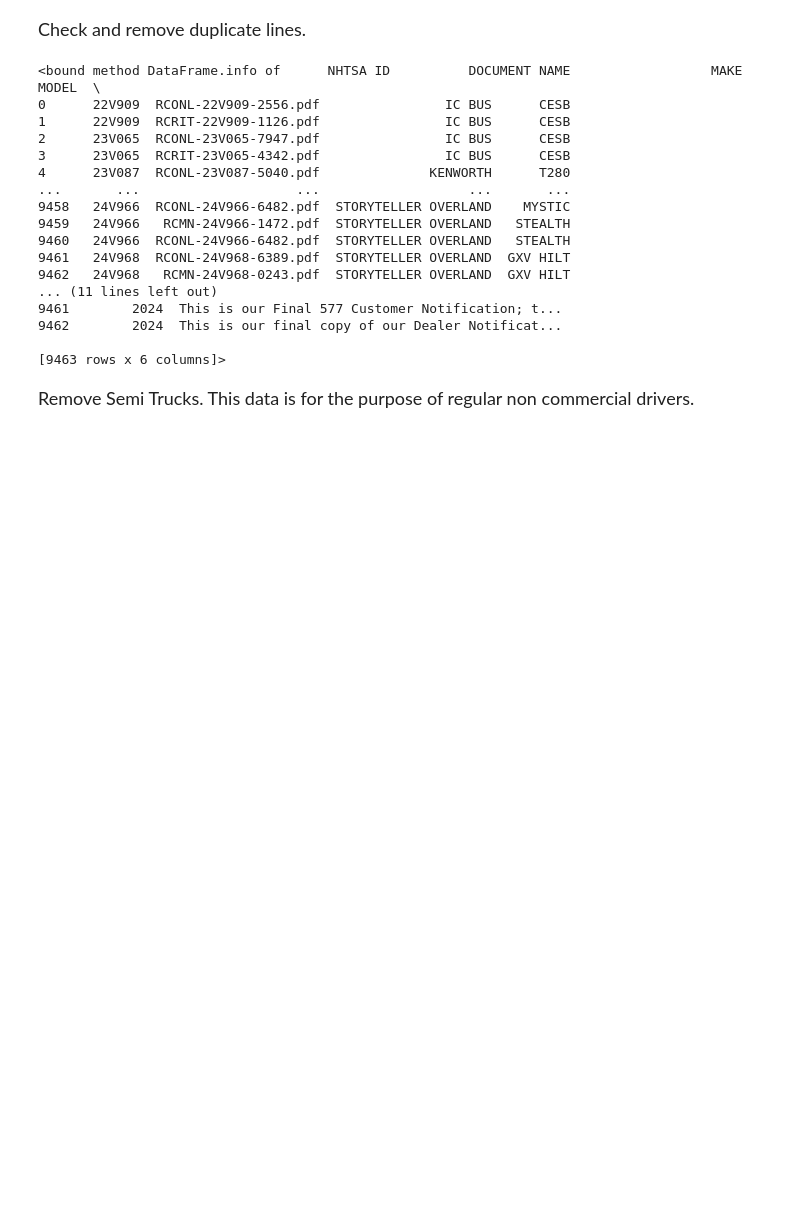
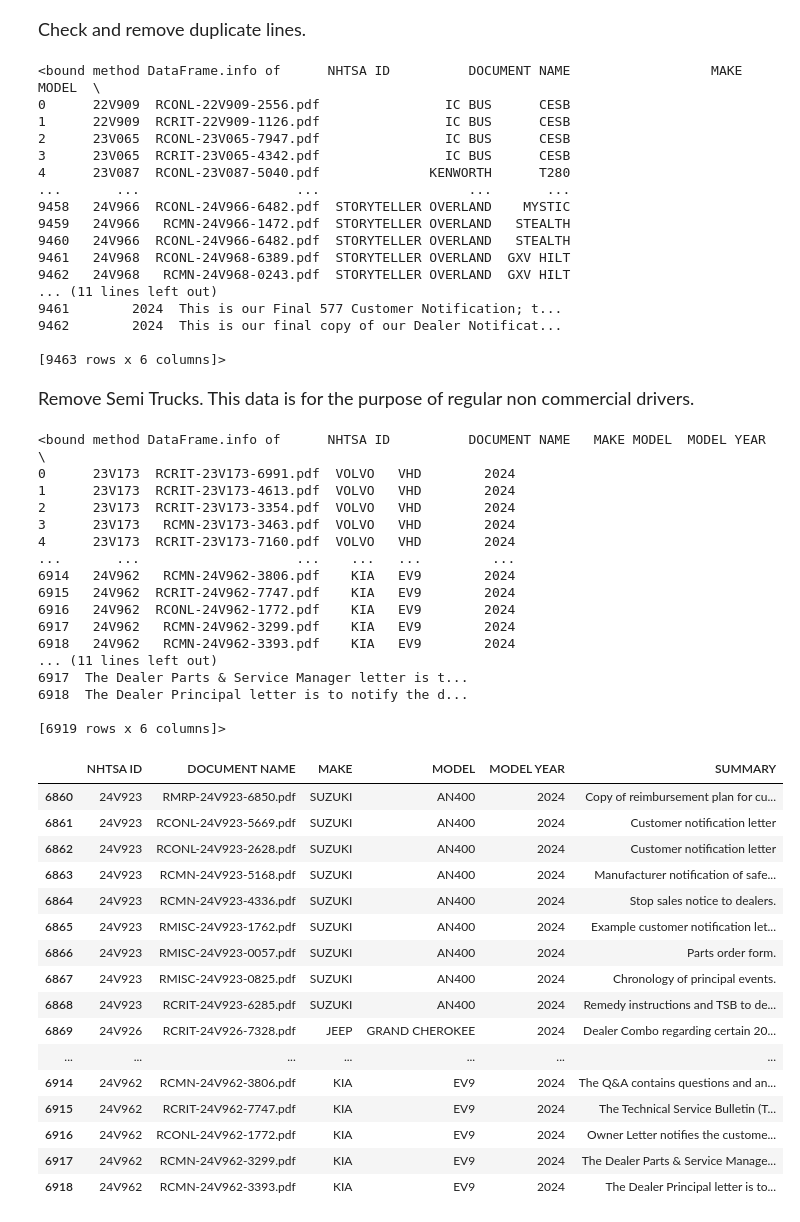
Before and after one commit to ellioc/VehicleRecalls2024, a Jupyter notebook: cleaningData.ipynb, the cells around one changed output. Drawn from its saved outputs; the diff is of its cells as text; code cells hidden in the pictures; blank space fills up the shorter version.

```diff
--- a/cleaningData.ipynb
+++ b/cleaningData.ipynb
@@ -228,3 +229,53 @@ print(df_rcl.info)
 [9463 rows x 6 columns]>
 # %% [markdown]
 <font size="4">Remove Semi Trucks. This data is for the purpose of regular non commercial drivers.
+# %%
+non_vehicles = ("MACK", "KENWORTH", "TOW KING", "MCI", "CUMMINS", "LIGHTING EMOTORS", "SPARTAN FIRE", "AGILITY FUEL SYSTEMS", "MOPAR", "RUGGED LINERS", "ALTEC", "KEYSTONE", "THOMAS BUILT BUSES",
+                "CARRIER TRANSICOLD", "PITTSBURGH AUTOMOTIVE", "FREEDMAN", "KZRN", "PJ TRAILERS", "LODE KING", "NEXUS", "TIFFIN", "WINNEBAGO", "NIKOLA", "VINFAST", "HOLIDAY RAMBLER",
+                "JAYCO", "HEARTLAND", "PRATT INTERNATIONAL", "CFMOTO", "XOS", "AIRSTREAM", "INDIAN", "WESTERN STAR", "CAN-AM", "MAINTAINER", "NOVA BUS", "THOR MOTOR COACH", "FREIGHTLINER",
+                "PETERBILT", "UTILITY TRAILER", "ARCIMOTO", "NEW FLYER", "KIDRON", "LION", "TICO", "SUPER PRODUCTS", "HINO", "AUTOCAR", "TRIPPLE E", "TRIPLE R", "KAWASAKI", "SCHWARZE",
+                "KZRZ", "TRAIL KING", "CRUISER RV", "TEREX", "TEREX ADVANCED", "INTERNATIONAL", "IC BUS", "FCCC", "VERMEER", "FOREST RIVER", "HUSQVARNA", "KTM", "ZERO", "VAN HOOL",
+                "FLEETWOOD", "BRUAN AMBULANCE", "FEILD VAN", "STORYTELLER OVERLAND", "KME", "SAFARI CONDO", "FORETRAVEL", "CUMMINS POWER GENERATION", "MITSUBISHI FUSO", "POLESTAR",
+                "AKRON BRASS COMPANY", "TEKONSHA", "DANA", "DOMETIC", "DANA", "LIPPERT", "CODE 3", "AC DELCO", "NAPA")
+
+df_rcl = df_rcl[~df_rcl['MAKE'].isin(non_vehicles)]
+df_rcl.reset_index(drop=True, inplace=True)
+# %%
+df_rcl[df_rcl.isnull().any(axis=1)]
+print(df_rcl.info)
+df_rcl.tail(59)
+# %% [output]
+<bound method DataFrame.info of      NHTSA ID          DOCUMENT NAME   MAKE MODEL  MODEL YEAR  \
+0      23V173  RCRIT-23V173-6991.pdf  VOLVO   VHD        2024
+1      23V173  RCRIT-23V173-4613.pdf  VOLVO   VHD        2024
+2      23V173  RCRIT-23V173-3354.pdf  VOLVO   VHD        2024
+3      23V173   RCMN-23V173-3463.pdf  VOLVO   VHD        2024
+4      23V173  RCRIT-23V173-7160.pdf  VOLVO   VHD        2024
+...       ...                    ...    ...   ...         ...
+6914   24V962   RCMN-24V962-3806.pdf    KIA   EV9        2024
+6915   24V962  RCRIT-24V962-7747.pdf    KIA   EV9        2024
+6916   24V962  RCONL-24V962-1772.pdf    KIA   EV9        2024
+6917   24V962   RCMN-24V962-3299.pdf    KIA   EV9        2024
+6918   24V962   RCMN-24V962-3393.pdf    KIA   EV9        2024
+... (11 lines left out)
+6917  The Dealer Parts & Service Manager letter is t...
+6918  The Dealer Principal letter is to notify the d...
+
+[6919 rows x 6 columns]>
+|  | NHTSA ID | DOCUMENT NAME | MAKE | MODEL | MODEL YEAR | SUMMARY |
+| 6860 | 24V923 | RMRP-24V923-6850.pdf | SUZUKI | AN400 | 2024 | Copy of reimbursement plan for cu... |
+| 6861 | 24V923 | RCONL-24V923-5669.pdf | SUZUKI | AN400 | 2024 | Customer notification letter |
+| 6862 | 24V923 | RCONL-24V923-2628.pdf | SUZUKI | AN400 | 2024 | Customer notification letter |
+| 6863 | 24V923 | RCMN-24V923-5168.pdf | SUZUKI | AN400 | 2024 | Manufacturer notification of safe... |
+| 6864 | 24V923 | RCMN-24V923-4336.pdf | SUZUKI | AN400 | 2024 | Stop sales notice to dealers. |
+| 6865 | 24V923 | RMISC-24V923-1762.pdf | SUZUKI | AN400 | 2024 | Example customer notification let... |
+| 6866 | 24V923 | RMISC-24V923-0057.pdf | SUZUKI | AN400 | 2024 | Parts order form. |
+| 6867 | 24V923 | RMISC-24V923-0825.pdf | SUZUKI | AN400 | 2024 | Chronology of principal events. |
+| 6868 | 24V923 | RCRIT-24V923-6285.pdf | SUZUKI | AN400 | 2024 | Remedy instructions and TSB to de... |
+| 6869 | 24V926 | RCRIT-24V926-7328.pdf | JEEP | GRAND CHEROKEE | 2024 | Dealer Combo regarding certain 20... |
+| ... | ... | ... | ... | ... | ... | ... |
+| 6914 | 24V962 | RCMN-24V962-3806.pdf | KIA | EV9 | 2024 | The Q&A contains questions and an... |
+| 6915 | 24V962 | RCRIT-24V962-7747.pdf | KIA | EV9 | 2024 | The Technical Service Bulletin (T... |
+| 6916 | 24V962 | RCONL-24V962-1772.pdf | KIA | EV9 | 2024 | Owner Letter notifies the custome... |
+| 6917 | 24V962 | RCMN-24V962-3299.pdf | KIA | EV9 | 2024 | The Dealer Parts & Service Manage... |
+| 6918 | 24V962 | RCMN-24V962-3393.pdf | KIA | EV9 | 2024 | The Dealer Principal letter is to... |
```
Also changed, not shown: parts of 1 cell of this notebook.
